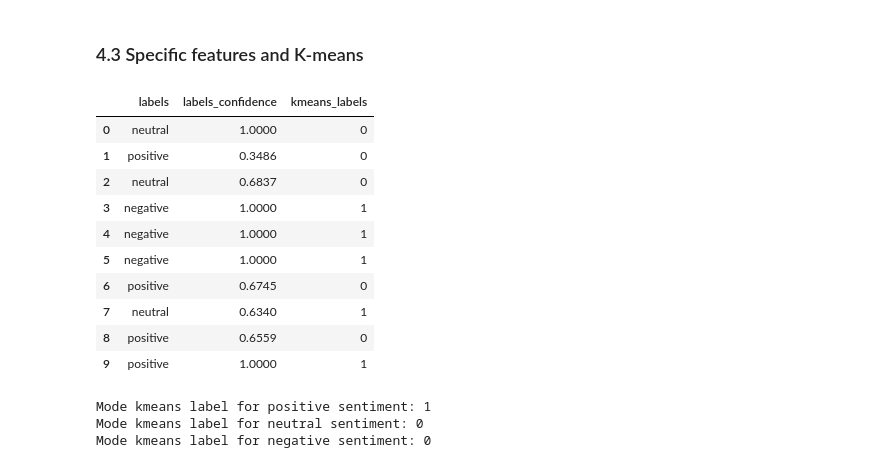
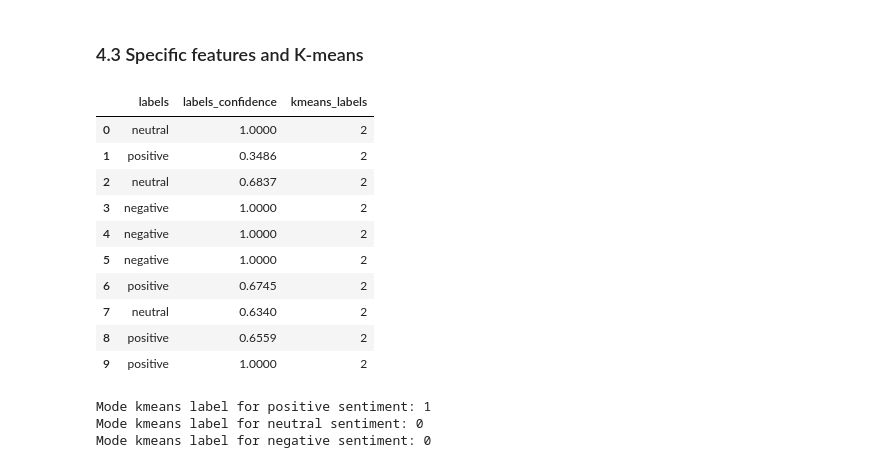
Before and after one commit to NomadZhang/MSI5001, a Jupyter notebook: main.ipynb, the cells around one changed output. Cells and saved outputs as stored; diff of their text form; code cells hidden in the pictures.

```diff
--- a/main.ipynb
+++ b/main.ipynb
@@ -857,29 +911,33 @@ WCSSE (Inertia) for K=12: 21793.955078125
 # %% [markdown]
 ### 4.3 Specific features and K-means
 # %%
+# Standardize the features before clustering
+scaler = StandardScaler()
+specific_features_encoded_standardized = scaler.fit_transform(specific_features_encoded)
 k = 3
 kmeans = KMeans(n_clusters=k, n_init=10, random_state=0)
-kmeans.fit(specific_features_encoded)
+
+kmeans.fit(specific_features_encoded_standardized)
 # Cluster labels assigned to each data point (0, 1, or 2 for 3 clusters)
 labels = kmeans.labels_
 
 clustering_results=pd.DataFrame()
 clustering_results["labels"]=tweet_data["airline_sentiment"]
 clustering_results["labels_confidence"]=tweet_data["sentiment_confidence"]
 clustering_results["kmeans_labels"]=labels
 clustering_results.head(10)
 # %% [output]
 |  | labels | labels_confidence | kmeans_labels |
-| 0 | neutral | 1.0000 | 0 |
-| 1 | positive | 0.3486 | 0 |
-| 2 | neutral | 0.6837 | 0 |
-| 3 | negative | 1.0000 | 1 |
-| 4 | negative | 1.0000 | 1 |
-| 5 | negative | 1.0000 | 1 |
-| 6 | positive | 0.6745 | 0 |
-| 7 | neutral | 0.6340 | 1 |
-| 8 | positive | 0.6559 | 0 |
-| 9 | positive | 1.0000 | 1 |
+| 0 | neutral | 1.0000 | 2 |
+| 1 | positive | 0.3486 | 2 |
+| 2 | neutral | 0.6837 | 2 |
+| 3 | negative | 1.0000 | 2 |
+| 4 | negative | 1.0000 | 2 |
+| 5 | negative | 1.0000 | 2 |
+| 6 | positive | 0.6745 | 2 |
+| 7 | neutral | 0.6340 | 2 |
+| 8 | positive | 0.6559 | 2 |
+| 9 | positive | 1.0000 | 2 |
 # %%
 pos_est=clustering_results["kmeans_labels"][(clustering_results["labels"]=="positive") &
                                             (clustering_results["labels_confidence"]>0.9)].mode()
```
Also changed, not shown: parts of 13 cells of this notebook.
